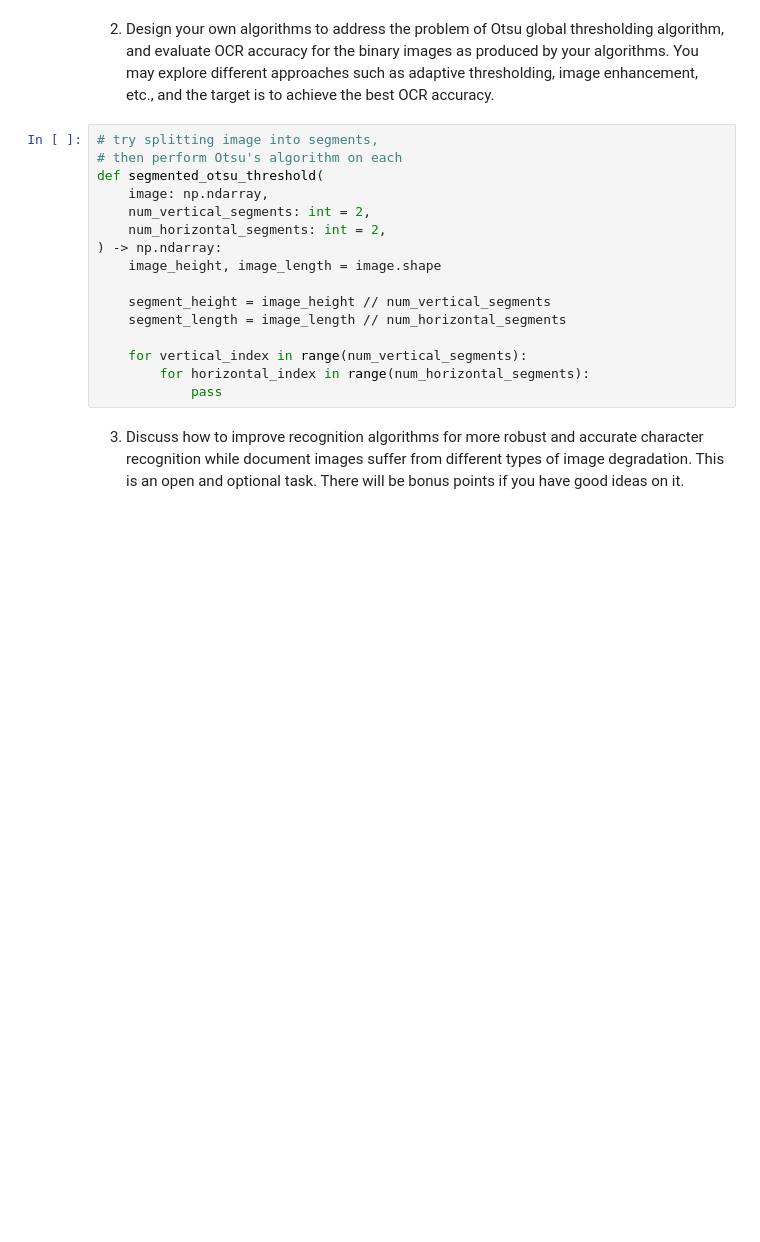
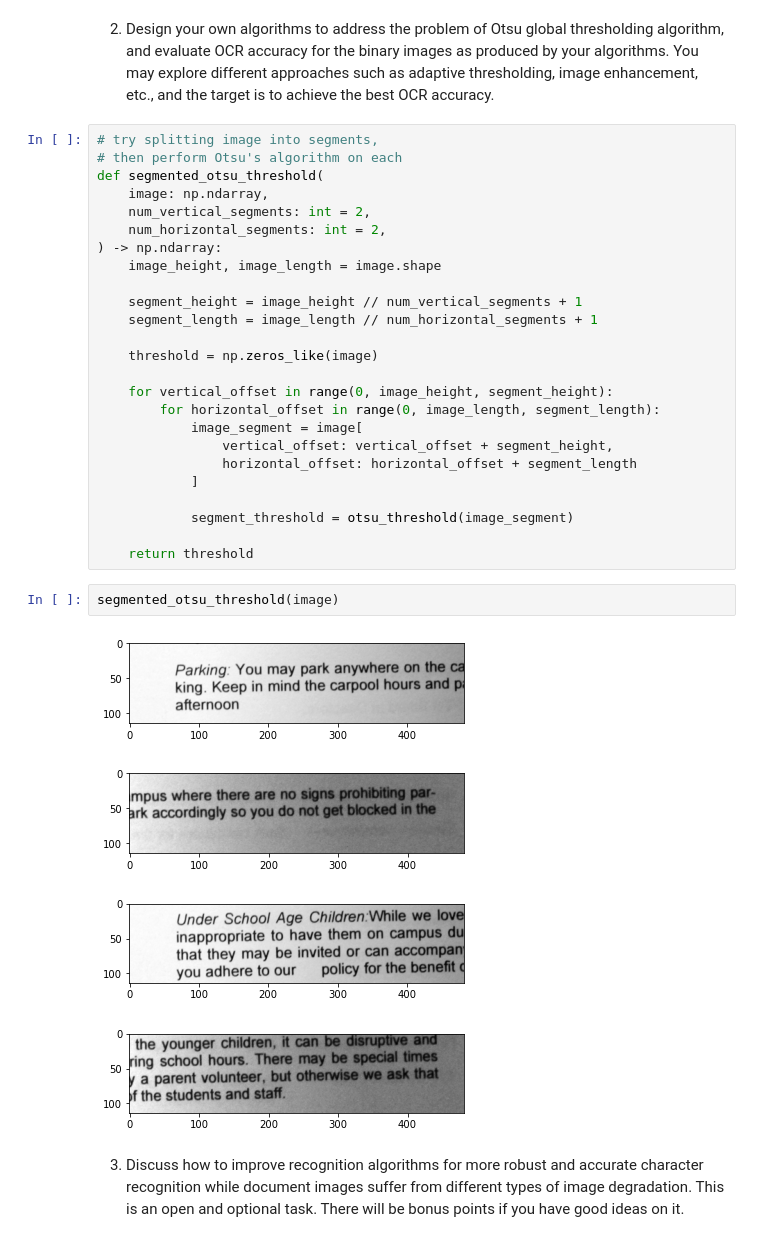
Before and after one commit to NgoJunHaoJason/CZ4003, a Jupyter notebook: project/ocr.ipynb, the cells around one changed output. Saved outputs shown, nothing was run; the diff lists cells and outputs as text; blank space fills up the shorter version.

Commit message:
do most of segmented otsu threshold for project

```diff
--- a/project/ocr.ipynb
+++ b/project/ocr.ipynb
@@ -150,11 +150,27 @@ def segmented_otsu_threshold(
 ) -> np.ndarray:
     image_height, image_length = image.shape
 
-    segment_height = image_height // num_vertical_segments
-    segment_length = image_length // num_horizontal_segments
+    segment_height = image_height // num_vertical_segments + 1
+    segment_length = image_length // num_horizontal_segments + 1
 
-    for vertical_index in range(num_vertical_segments):
-        for horizontal_index in range(num_horizontal_segments):
-            pass
+    threshold = np.zeros_like(image)
+
+    for vertical_offset in range(0, image_height, segment_height):
+        for horizontal_offset in range(0, image_length, segment_length):
+            image_segment = image[
+                vertical_offset: vertical_offset + segment_height,
+                horizontal_offset: horizontal_offset + segment_length
+            ]
+
+            segment_threshold = otsu_threshold(image_segment)
+
+    return threshold
+# %%
+segmented_otsu_threshold(image)
+# %% [output]
+[figure, added]
+[figure, added]
+[figure, added]
+[figure, added]
 # %% [markdown]
 3) Discuss how to improve recognition algorithms for more robust and accurate character recognition while document images suffer from different types of image degradation. This is an open and optional task. There will be bonus points if you have good ideas on it.
```
